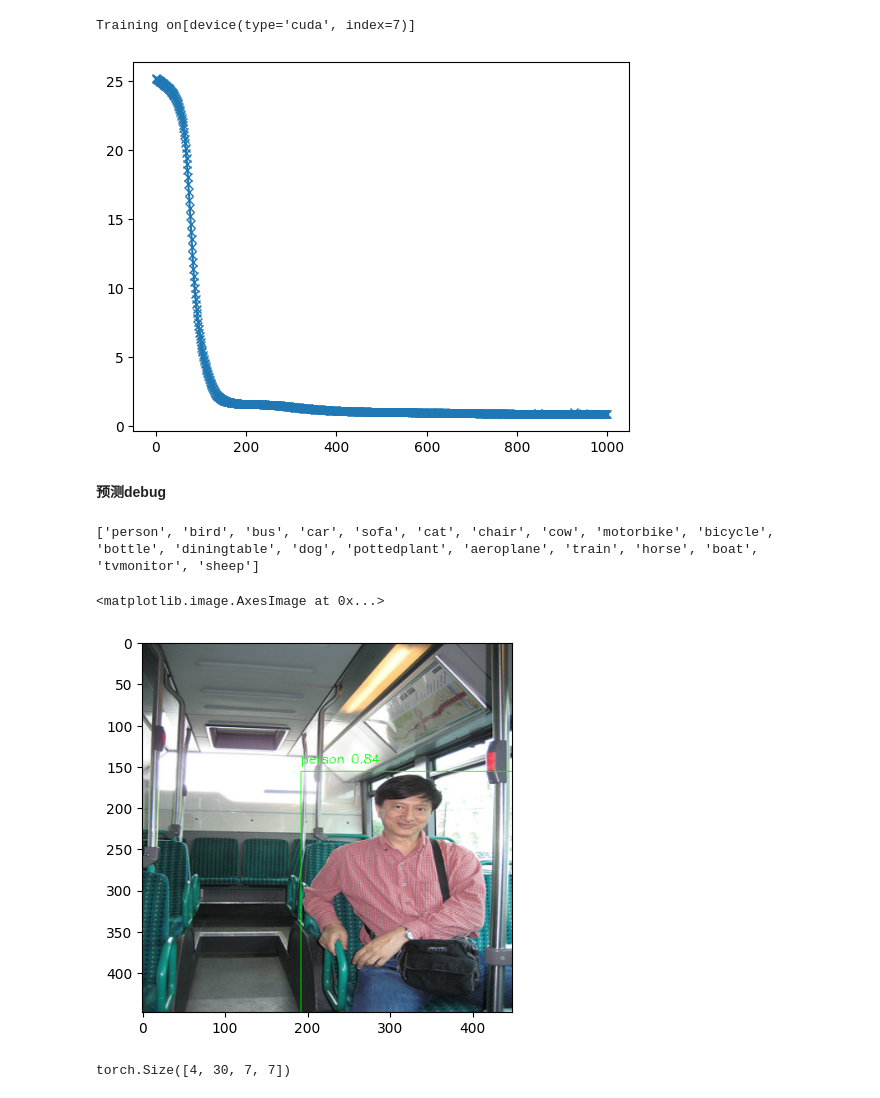
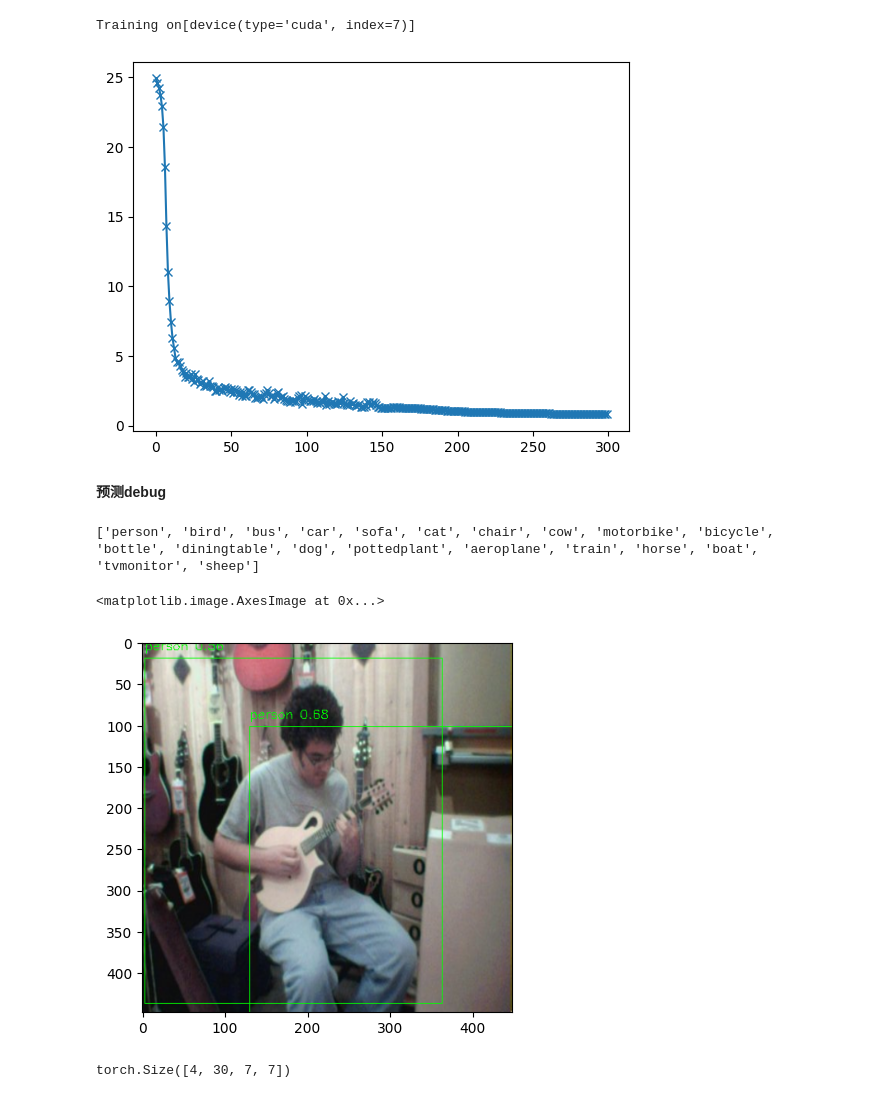
Before and after one commit to cuijunjie18/YOLO_V1, a Jupyter notebook: debug.ipynb, the cells around one changed output. Drawn from its saved outputs; the diff is of its cells as text; code cells hidden in the pictures.

```diff
--- a/debug.ipynb
+++ b/debug.ipynb
@@ -24,7 +24,7 @@ transforms = torchvision.transforms.Compose(
 # %%
 yolodata = YoloData("datasets/JPEGImages","datasets/train.txt",transforms = transforms)
 # %%
-batch_size = 16
+batch_size = 32
 train_iter = data.DataLoader(yolodata,batch_size,shuffle = False)
 # %%
 for batch in train_iter:
@@ -32,12 +32,14 @@ for batch in train_iter:
     Y = batch[1]
     break
 # %%
-net = Yolov1()
+# net = Yolov1()
+net = torch.load("results/exp4/best.pt",weights_only = False)
 # %%
-num_epochs = 1000
-lr = 5e-5
+num_epochs = 300
+lr = 5e-4
 loss_fn = YoloLoss()
 trainer = torch.optim.SGD(net.parameters(), lr=lr)
+scheduler = torch.optim.lr_scheduler.StepLR(trainer,step_size = num_epochs * 0.5,gamma = 0.1)
 devices_idx = [7]
 # %%
 # 设置设备
@@ -67,16 +69,17 @@ for epoch in loop:
 
     loss.sum().backward()
     trainer.step()
+    scheduler.step()
 
     loss_plt.append(loss.sum().item())
-    loop.set_postfix({"LOSS" : loss.sum().item() / 4,"lr" : "{:e}".format(trainer.param_groups[0]['lr'])})
+    loop.set_postfix({"LOSS" : loss.sum().item() / 4,"lr" : "{:e}".format(scheduler.get_last_lr()[0])})
 # %% [output]
 Training on[device(type='cuda', index=7)]
 # %%
 plt.plot(np.arange(len(loss_plt)),loss_plt,marker = 'x')
 plt.show()
 # %% [output]
-[figure, old version]
+[figure, new version]
 # %% [markdown]
 **预测debug**
 # %%
@@ -90,36 +112,36 @@ from utils.engine import *
 import cv2
 
 # 指定图片路径
-img_path = "datasets/JPEGImages/2011_000322.jpg"
+img_path = "datasets/JPEGImages/2011_005829.jpg"
 
 # 加载class_map
 class_map = joblib.load("datasets/class_map.joblib")
 VOC_CLASS = [x for x in class_map.keys()]
 print(VOC_CLASS)
 
 # 与dataset相同的数据处理
 input_tensor = preprocess(img_path,transforms)
 out_tensor = model_infer(net,input_tensor,device_idx = 7)
 boxes,labels,probs = postprocess(out_tensor,448,448,VOC_CLASS,grid_size = 7,num_bboxes = 2,
                                 conf_thresh = 0.5,prob_thresh = 0.5,nms_thresh = 0.5,nb_classes = 20)
 
 img_origin = cv2.imread(img_path)
 img_origin = cv2.cvtColor(img_origin,cv2.COLOR_BGR2RGB)
 img = cv2.resize(img_origin,(448,448))
 for i in range(len(boxes)):
     (x_min,y_min),(x_max,y_max) = boxes[i]
     x_min = x_min.item()
     y_min = y_min.item()
     x_max = x_max.item()
     y_max = y_max.item()
     label_show = f"{labels[i]} {probs[i]:.2f}"
     cv2.rectangle(img, (int(x_min), int(y_min)), (int(x_max), int(y_max)), (0, 255, 0), 1)
     cv2.putText(img, label_show, (int(x_min), int(y_min) - 10), cv2.FONT_HERSHEY_SIMPLEX, 0.5, (0, 255, 0), 1)
 plt.imshow(img)
 # %% [output]
 ['person', 'bird', 'bus', 'car', 'sofa', 'cat', 'chair', 'cow', 'motorbike', 'bicycle', 'bottle', 'diningtable', 'dog', 'pottedplant', 'aeroplane', 'train', 'horse', 'boat', 'tvmonitor', 'sheep']
 <matplotlib.image.AxesImage at 0x...>
-[figure, old version]
+[figure, new version]
 # %%
 print(Y.shape)
 # %% [output]
```
Also changed, not shown: parts of 1 cell of this notebook, 8 other files.
